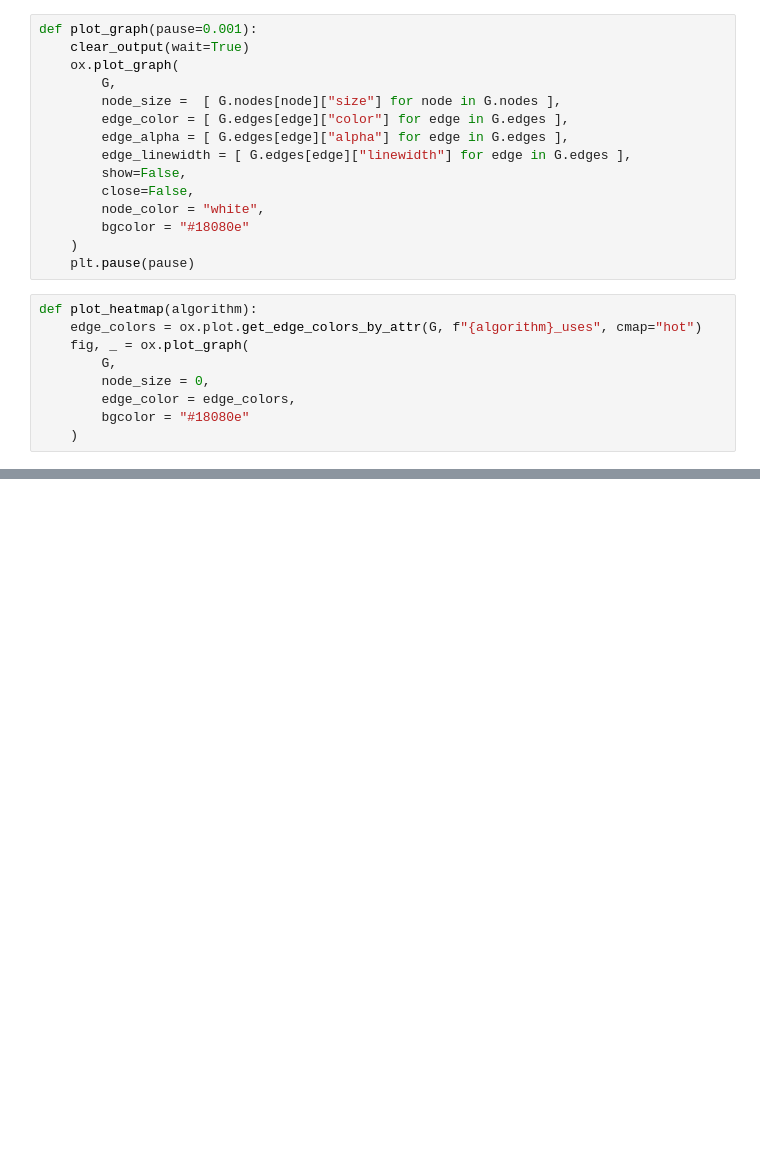
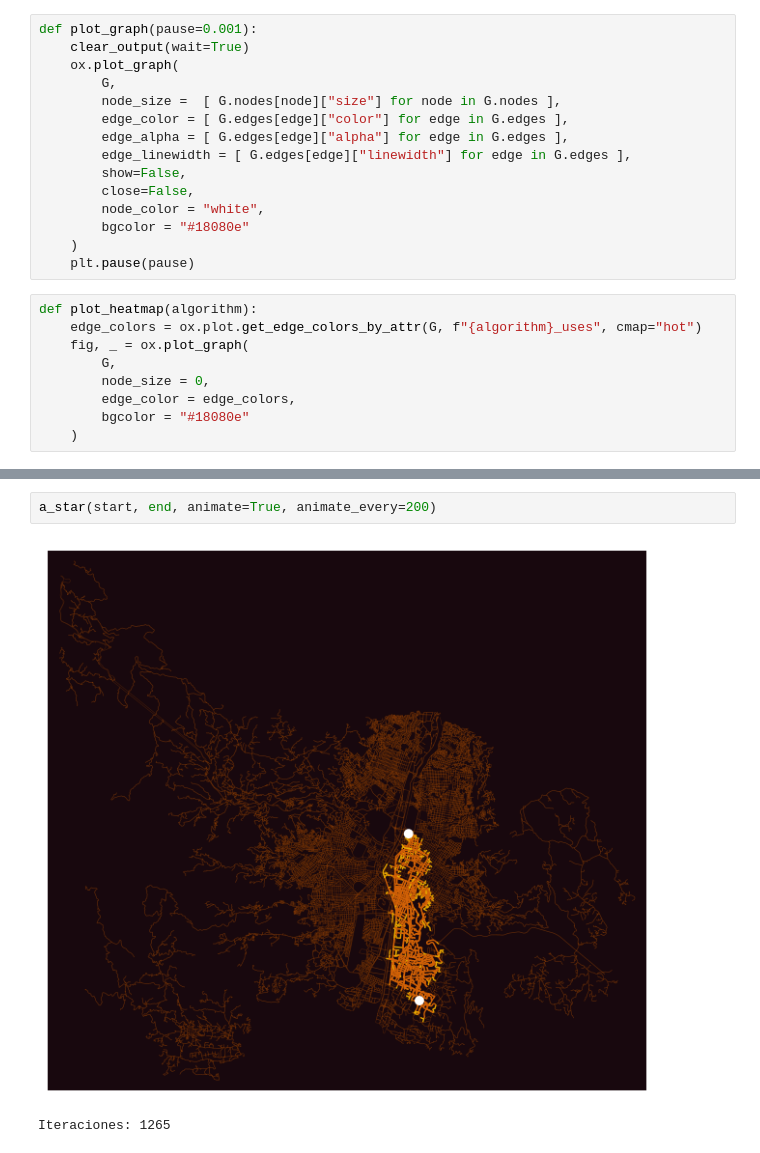
Before and after one commit to danielmmnez/analisis-algoritmos, a Jupyter notebook: Entrega_2/grafos_examen2.ipynb, the cells around one changed output, grey strips where cells are left out. Cells and saved outputs as stored; diff of their text form; blank space fills up the shorter version.

```diff
--- a/Entrega_2/grafos_examen2.ipynb
+++ b/Entrega_2/grafos_examen2.ipynb
@@ -107,0 +189,5 @@ def dijkstra(orig, dest, plot=False, animate=False, animate_every=3, animate_pau
+# %%
+a_star(start, end, animate=True, animate_every=200)
+# %% [output]
+[figure, added]
+Iteraciones: 1265
```
Also changed, not shown: parts of 7 cells of this notebook.
